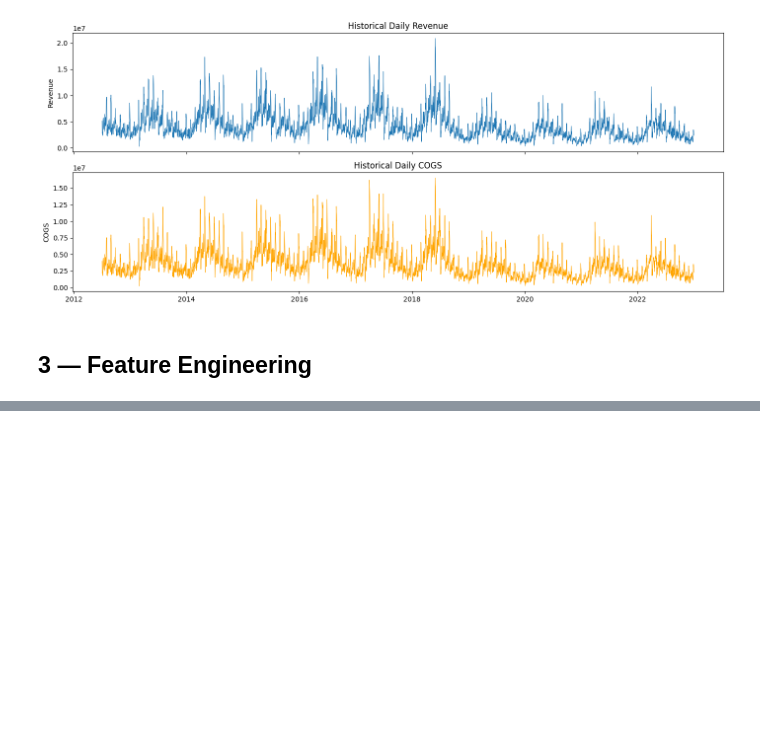
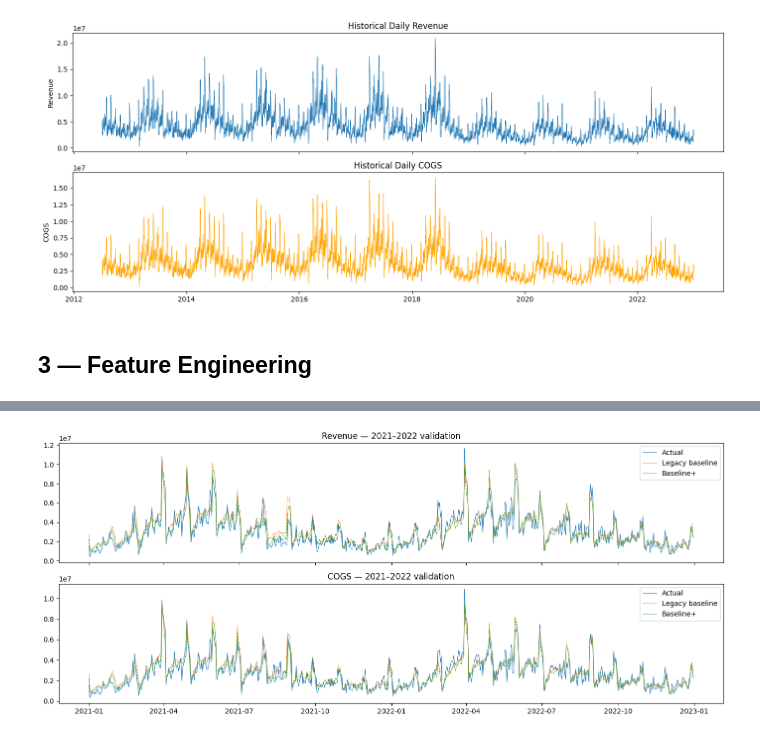
Before and after one commit to vgnam/Datathon-VinIntelligence-2026, a Jupyter notebook: data/baseline.ipynb, the cells around one changed output, grey strips where cells are left out. Drawn from its saved outputs; the diff is of its cells as text; code cells hidden in the pictures; blank space fills up the shorter version.

```diff
--- a/data/baseline.ipynb
+++ b/data/baseline.ipynb
@@ -103,16 +125,0 @@ Average Revenue / COGS by **(month, day)** across all available years. This capt
-# %%
-# Normalise each year so seasonal profile is scale-free
-annual_means = train.groupby('year')[['Revenue','COGS']].transform('mean')
-train['rev_norm']  = train['Revenue'] / annual_means['Revenue']
-train['cogs_norm'] = train['COGS']    / annual_means['COGS']
-
-# Average normalised value for each (month, day)
-seasonal = (
-    train
-    .groupby(['month', 'day'])[['rev_norm', 'cogs_norm']]
-    .mean()
-    .reset_index()
-)
-
-print('Seasonal profile rows:', len(seasonal))
-seasonal.head(10)
@@ -200,0 +413,61 @@ MAPE COGS    (2021–2022): 23.49%
+# %%
+val = cal[cal['year'].isin([2021, 2022])].copy()
+
+def mape(actual, pred):
+    actual = np.asarray(actual, dtype=float)
+    pred = np.asarray(pred, dtype=float)
+    eps = 1e-9
+    return float(np.mean(np.abs(actual - pred) / (np.abs(actual) + eps)))
+
+def smape(actual, pred):
+    actual = np.asarray(actual, dtype=float)
+    pred = np.asarray(pred, dtype=float)
+    eps = 1e-9
+    return float(np.mean(2.0 * np.abs(actual - pred) / (np.abs(actual) + np.abs(pred) + eps)))
+
+score_table = pd.DataFrame([
+    {
+        'target': 'Revenue',
+        'model': 'legacy_baseline',
+        'MAPE': mape(val['Revenue'], val['Revenue_pred_legacy']),
+        'SMAPE': smape(val['Revenue'], val['Revenue_pred_legacy']),
+    },
+    {
+        'target': 'Revenue',
+        'model': 'baseline_plus',
+        'MAPE': mape(val['Revenue'], val['Revenue_pred_improved']),
+        'SMAPE': smape(val['Revenue'], val['Revenue_pred_improved']),
+    },
+    {
+        'target': 'COGS',
+        'model': 'legacy_baseline',
+        'MAPE': mape(val['COGS'], val['COGS_pred_legacy']),
+        'SMAPE': smape(val['COGS'], val['COGS_pred_legacy']),
+    },
+    {
+        'target': 'COGS',
+        'model': 'baseline_plus',
+        'MAPE': mape(val['COGS'], val['COGS_pred_improved']),
+        'SMAPE': smape(val['COGS'], val['COGS_pred_improved']),
+    },
+])
+
+score_table = score_table.sort_values(['target', 'SMAPE']).reset_index(drop=True)
+display(score_table)
+
+fig, axes = plt.subplots(2, 1, figsize=(14, 6), sharex=True)
+axes[0].plot(val['Date'], val['Revenue'], lw=0.8, label='Actual')
+axes[0].plot(val['Date'], val['Revenue_pred_legacy'], lw=0.8, linestyle='--', label='Legacy baseline')
+axes[0].plot(val['Date'], val['Revenue_pred_improved'], lw=0.8, linestyle='--', label='Baseline+')
+axes[0].set_title('Revenue — 2021–2022 validation')
+axes[0].legend()
+
+axes[1].plot(val['Date'], val['COGS'], lw=0.8, label='Actual')
+axes[1].plot(val['Date'], val['COGS_pred_legacy'], lw=0.8, linestyle='--', label='Legacy baseline')
+axes[1].plot(val['Date'], val['COGS_pred_improved'], lw=0.8, linestyle='--', label='Baseline+')
+axes[1].set_title('COGS — 2021–2022 validation')
+axes[1].legend()
+
+plt.tight_layout()
+plt.show()
+# %% [output]
@@ -201 +479,2 @@ MAPE COGS    (2021–2022): 23.49%
+[figure, added]
 # %% [markdown]
```
Also changed, not shown: parts of 23 cells of this notebook, 6 other files.
